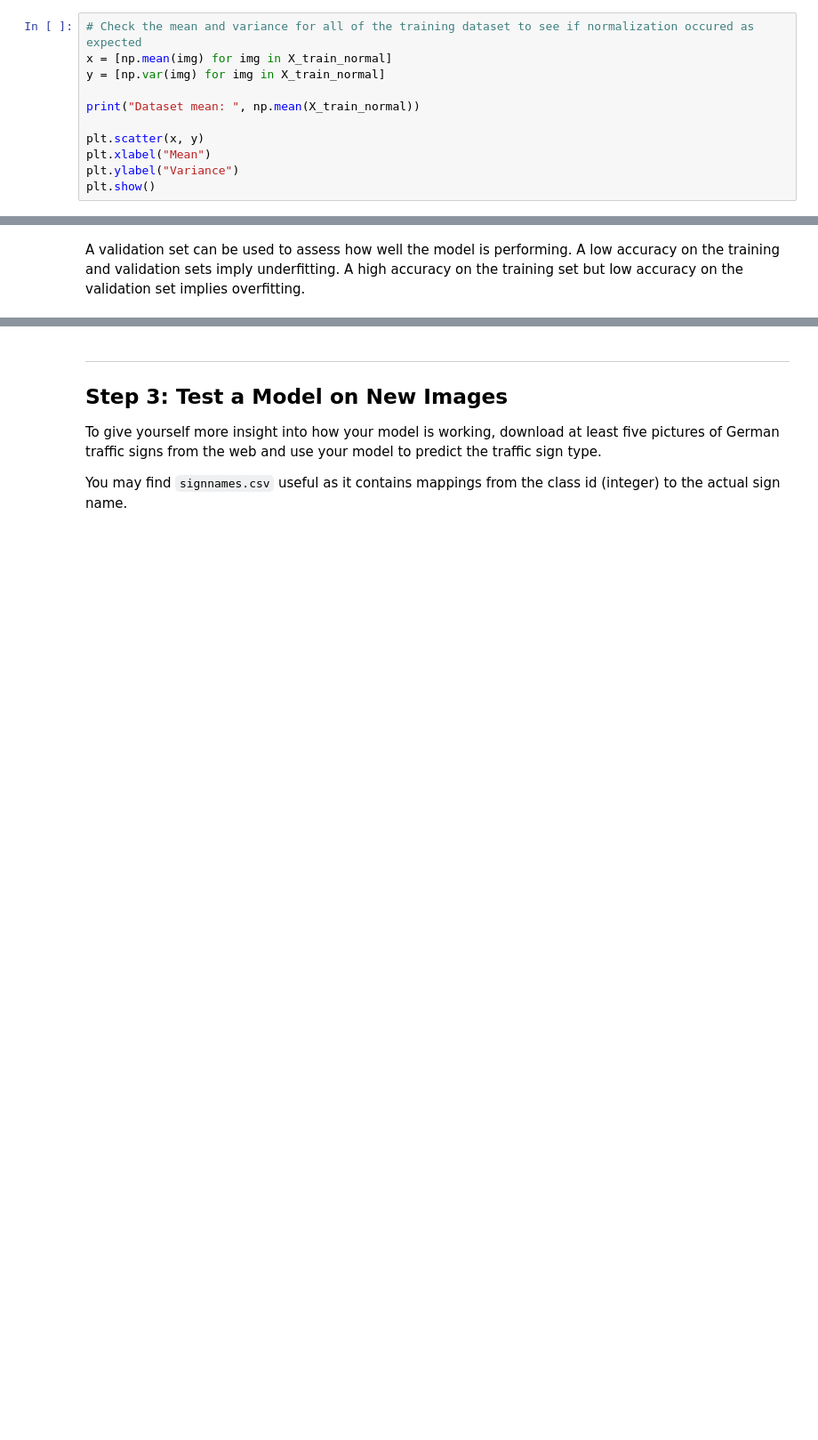
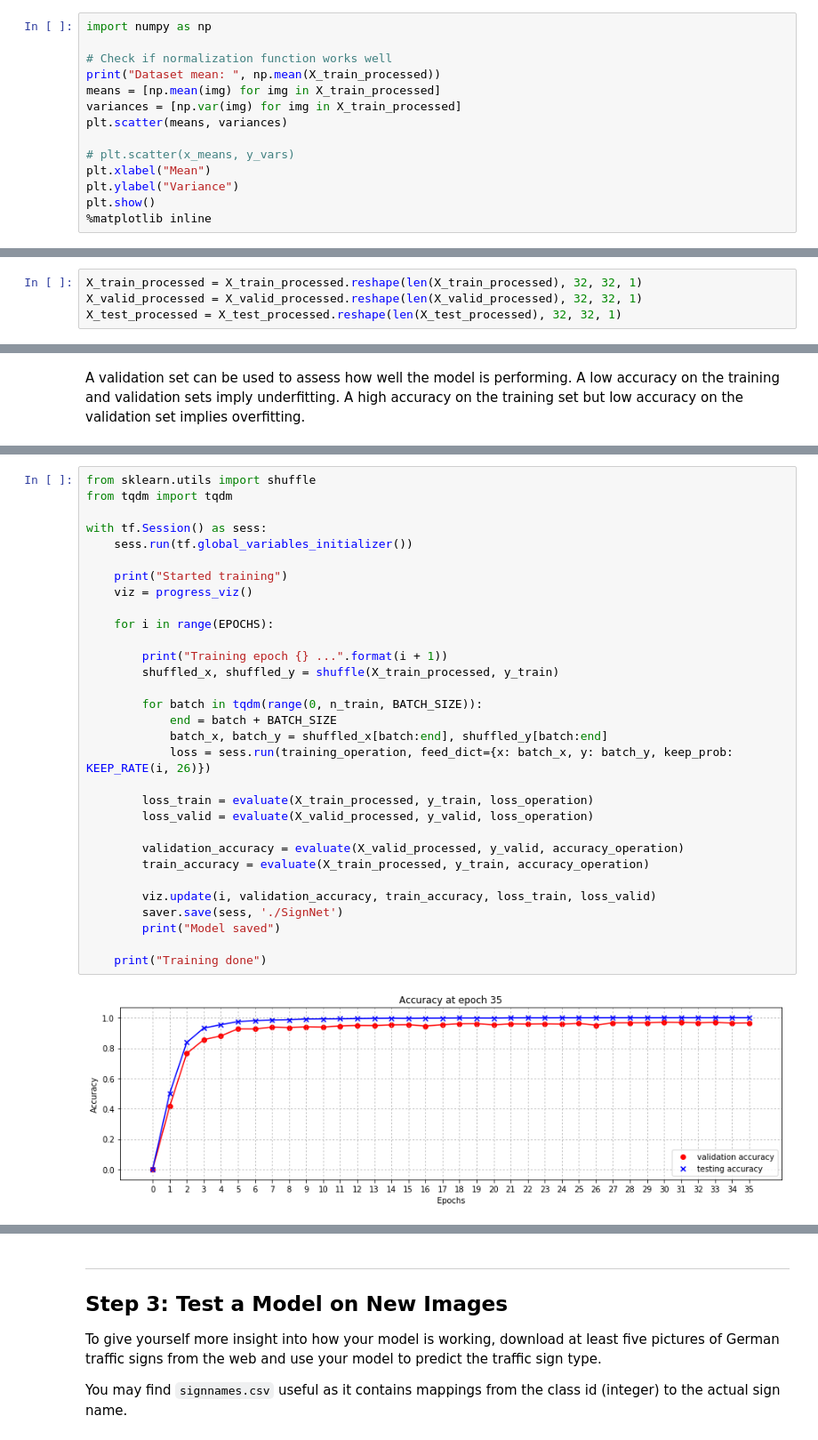
Before and after one commit to Charles-Catta/German-Traffic-Sign-Classifier, a Jupyter notebook: Traffic_Sign_Classifier.ipynb, the cells around one changed output, grey strips where cells are left out. Shown: that part at 89% size. Cells and saved outputs as stored; diff of their text form; blank space fills up the shorter version.

```diff
--- a/Traffic_Sign_Classifier.ipynb
+++ b/Traffic_Sign_Classifier.ipynb
@@ -207,16 +236,23 @@ X_train_normal, y_train = shuffle(X_train_normal, y_train)
 # %%
-# Check the mean and variance for all of the training dataset to see if normalization occured as expected
-x = [np.mean(img) for img in X_train_normal]
-y = [np.var(img) for img in X_train_normal]
+import numpy as np
 
-print("Dataset mean: ", np.mean(X_train_normal))
+# Check if normalization function works well
+print("Dataset mean: ", np.mean(X_train_processed))
+means = [np.mean(img) for img in X_train_processed]
+variances = [np.var(img) for img in X_train_processed]
+plt.scatter(means, variances)
 
-plt.scatter(x, y)
+# plt.scatter(x_means, y_vars)
 plt.xlabel("Mean")
 plt.ylabel("Variance")
 plt.show()
+%matplotlib inline
 # %% [output]
 Dataset mean:  -0.360021574031
 [figure]
+# %%
+X_train_processed = X_train_processed.reshape(len(X_train_processed), 32, 32, 1)
+X_valid_processed = X_valid_processed.reshape(len(X_valid_processed), 32, 32, 1)
+X_test_processed = X_test_processed.reshape(len(X_test_processed), 32, 32, 1)
 # %% [markdown]
 ### Model Architecture
@@ -379,0 +463,33 @@ TypeError: unhashable type: 'numpy.ndarray'
+# %%
+from sklearn.utils import shuffle
+from tqdm import tqdm
+
+with tf.Session() as sess:
+    sess.run(tf.global_variables_initializer())
+
+    print("Started training")
+    viz = progress_viz()
+
+    for i in range(EPOCHS):
+
+        print("Training epoch {} ...".format(i + 1))
+        shuffled_x, shuffled_y = shuffle(X_train_processed, y_train)
+
+        for batch in tqdm(range(0, n_train, BATCH_SIZE)):
+            end = batch + BATCH_SIZE
+            batch_x, batch_y = shuffled_x[batch:end], shuffled_y[batch:end]
+            loss = sess.run(training_operation, feed_dict={x: batch_x, y: batch_y, keep_prob: KEEP_RATE(i, 26)})
+
+        loss_train = evaluate(X_train_processed, y_train, loss_operation)
+        loss_valid = evaluate(X_valid_processed, y_valid, loss_operation)
+
+        validation_accuracy = evaluate(X_valid_processed, y_valid, accuracy_operation)
+        train_accuracy = evaluate(X_train_processed, y_train, accuracy_operation)
+
+        viz.update(i, validation_accuracy, train_accuracy, loss_train, loss_valid)
+        saver.save(sess, './SignNet')
+        print("Model saved")
+
+    print("Training done")
+# %% [output]
+[figure, added]
```
Also changed, not shown: parts of 25 cells of this notebook, 8 other files.
